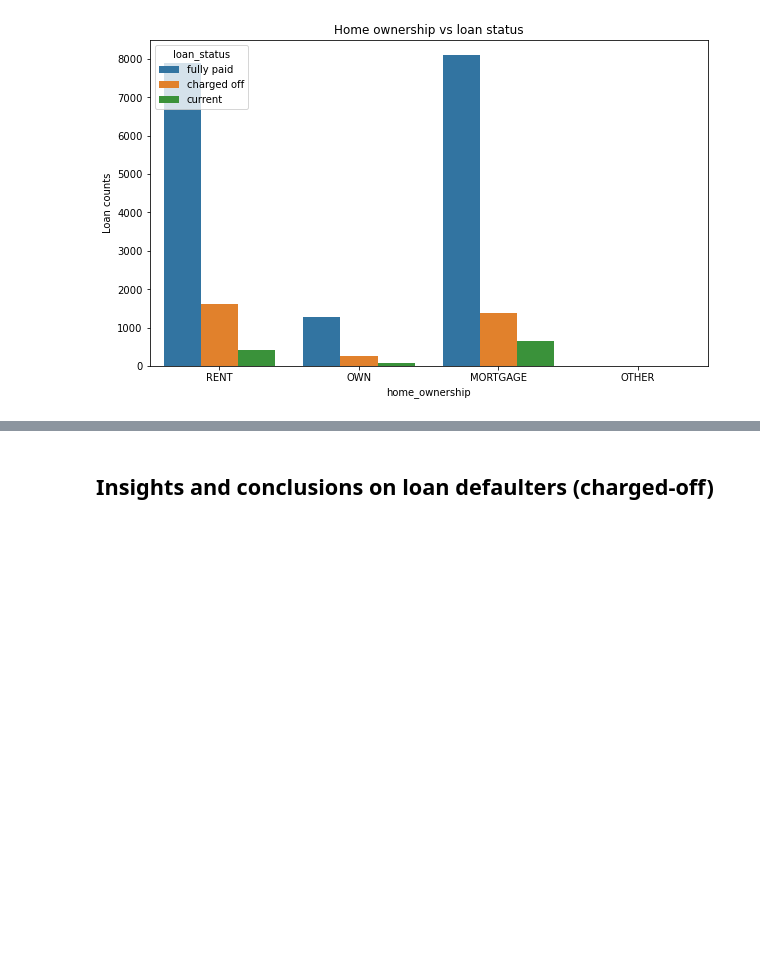
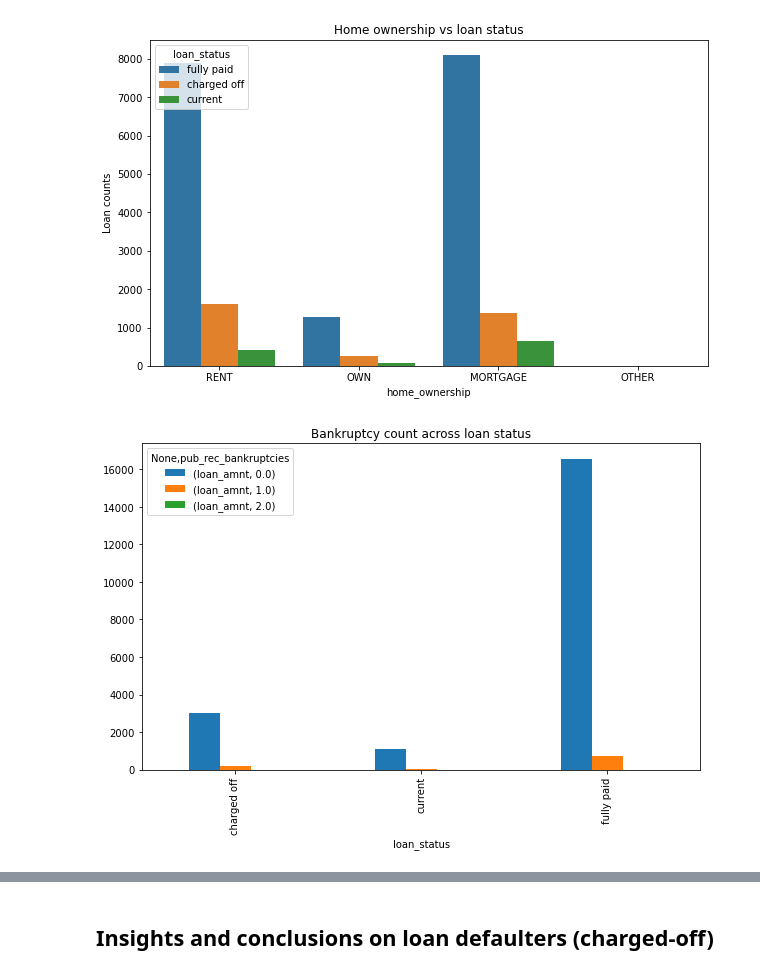
Before and after one commit to Kumaraguru-Muthuraj/_AIML_Code, a Jupyter notebook: _PythonNotebooks/_Course2_Statistics_Essentials/Mod6_Lendingclub_casestudy/Lending_Club_Merged_v1.ipynb, the cells around one changed output, grey strips where cells are left out. Saved outputs shown, nothing was run; the diff lists cells and outputs as text; code cells hidden in the pictures; blank space fills up the shorter version.

```diff
--- a/_PythonNotebooks/_Course2_Statistics_Essentials/Mod6_Lendingclub_casestudy/Lending_Club_Merged_v1.ipynb
+++ b/_PythonNotebooks/_Course2_Statistics_Essentials/Mod6_Lendingclub_casestudy/Lending_Club_Merged_v1.ipynb
@@ -211,7 +212,7 @@ df.head()
 getDate = lambda x : datetime.strptime(x.strip(), '%b-%y').date()
 df['issue_d'] = df['issue_d'].apply(getDate)
 df['issue_year'] = df['issue_d'].apply(lambda x: str(x.year))
-df['issue_month'] = df['issue_d'].apply(lambda x: x.month)
+df['issue_month'] = df['issue_d'].apply(lambda x: x.strftime('%b'))
 
 #print (df[['issue_d_tmp', 'issue_year', 'issue_month']])
 
@@ -630,3 +631,10 @@ plt.title("Home ownership vs loan status")
 plt.show()
 # %% [output]
 [figure]
+# %%
+pt = pd.pivot_table(data=df, columns=['pub_rec_bankruptcies'], values=['loan_amnt'], index=['loan_status'], aggfunc="count")
+pt.plot(kind="bar", figsize=[10,6])
+plt.title("Bankruptcy count across loan status", fontsize = 12)
+plt.show()
+# %% [output]
+[figure, added]
```
Also changed, not shown: parts of 11 cells of this notebook.
